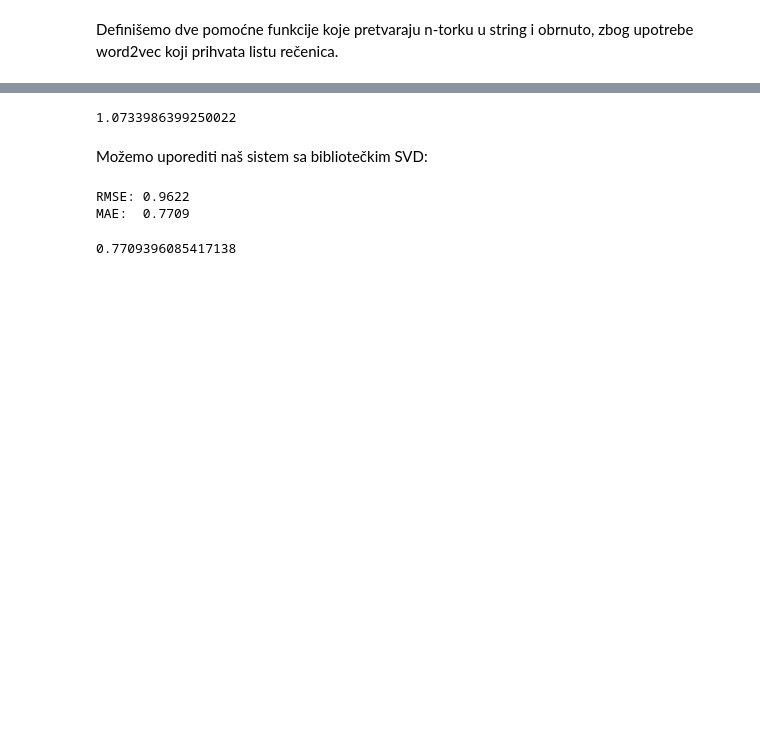
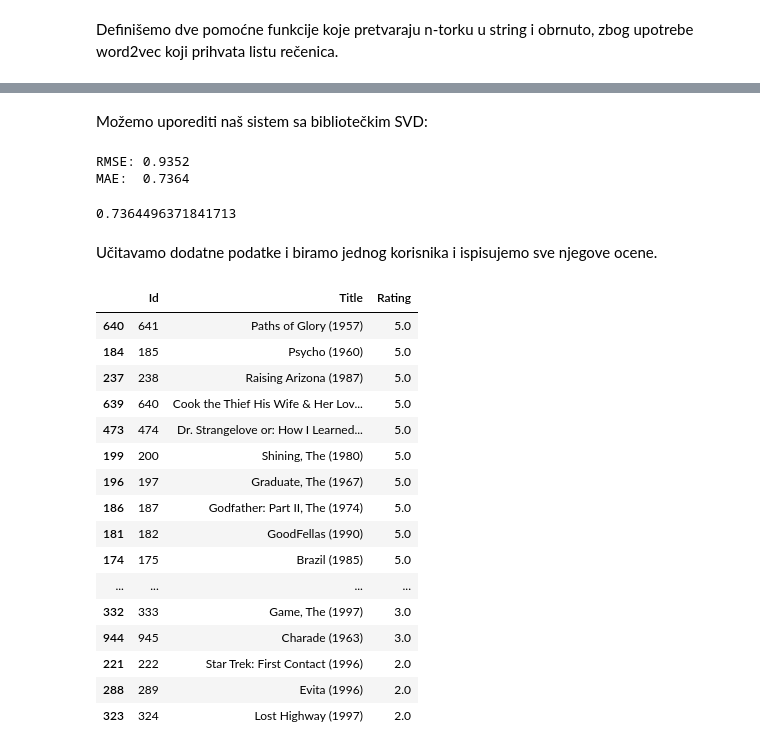
Before and after one commit to idrecun/ml-proj, a Jupyter notebook: deepwalk_recommender.ipynb, the cells around one changed output, grey strips where cells are left out. Saved outputs shown, nothing was run; the diff lists cells and outputs as text; code cells hidden in the pictures; blank space fills up the shorter version.

Commit message:
Add review of one user's ratings and predictions

```diff
--- a/deepwalk_recommender.ipynb
+++ b/deepwalk_recommender.ipynb
@@ -259,18 +245,48 @@ RMSE: 1.0657
-# %%
-best_rmse
-# %% [output]
-1.0733986399250022
 # %% [markdown]
 Možemo uporediti naš sistem sa bibliotečkim SVD:
 # %%
-svd = SVD(n_epochs = 10, lr_all = 0.005, reg_all = 0.4)
+svd = SVD()
 svd.fit(train_data1)
 predictionsSVD = svd.test(test_data1)
 accuracy.rmse(predictionsSVD)
 accuracy.mae(predictionsSVD)
 # %% [output]
-RMSE: 0.9622
-MAE:  0.7709
+RMSE: 0.9352
+MAE:  0.7364
-0.7709396085417138
+0.7364496371841713
 # %%
 model.save('deepwalk.model')
+# %% [markdown]
+Učitavamo dodatne podatke i biramo jednog korisnika i ispisujemo sve njegove ocene.
+# %%
+user_data = pd.read_csv('ml-100k/u.user', sep = '|', encoding = 'latin-1', header = None, names = ['Id', 'Age', 'Gender', 'Occupation', 'Zip'] )
+item_data = pd.read_csv('ml-100k/u.item', sep = '|', encoding = 'latin-1', header = None, names = ['Id', 'Title', 'Date', 'Video date', 'Url', 'unknown', 'Action', 'Adventure', 'Animation', 'Children', 'Comedy', 'Crime', 'Documentary', 'Drama', 'Fantasy', 'Film-Noir', 'Horror', 'Musical', 'Mystery', 'Romance', 'Sci-Fi', 'Thriller', 'War', 'Western'])
+
+
+user = 154
+
+pd.set_option('display.max_rows', 50)
+
+user_data[user_data['Id'] == int(user)]
+rated_movie_ids = {int(train_data1.to_raw_iid(m)) : r for (u, m, r) in train_data1.all_ratings() if int(train_data1.to_raw_uid(u)) == user}
+user_movies = item_data[item_data['Id'].isin(rated_movie_ids)][['Id', 'Title']]
+user_movies['Rating'] = user_movies.apply(lambda row : rated_movie_ids[row['Id']], axis = 1)
+user_movies.sort_values('Rating', ascending = False)
+# %% [output]
+|  | Id | Title | Rating |
+| 640 | 641 | Paths of Glory (1957) | 5.0 |
+| 184 | 185 | Psycho (1960) | 5.0 |
+| 237 | 238 | Raising Arizona (1987) | 5.0 |
+| 639 | 640 | Cook the Thief His Wife & Her Lov... | 5.0 |
+| 473 | 474 | Dr. Strangelove or: How I Learned... | 5.0 |
+| 199 | 200 | Shining, The (1980) | 5.0 |
+| 196 | 197 | Graduate, The (1967) | 5.0 |
+| 186 | 187 | Godfather: Part II, The (1974) | 5.0 |
+| 181 | 182 | GoodFellas (1990) | 5.0 |
+| 174 | 175 | Brazil (1985) | 5.0 |
+| ... | ... | ... | ... |
+| 332 | 333 | Game, The (1997) | 3.0 |
+| 944 | 945 | Charade (1963) | 3.0 |
+| 221 | 222 | Star Trek: First Contact (1996) | 2.0 |
+| 288 | 289 | Evita (1996) | 2.0 |
+| 323 | 324 | Lost Highway (1997) | 2.0 |
```
Also changed, not shown: parts of 7 cells of this notebook.
